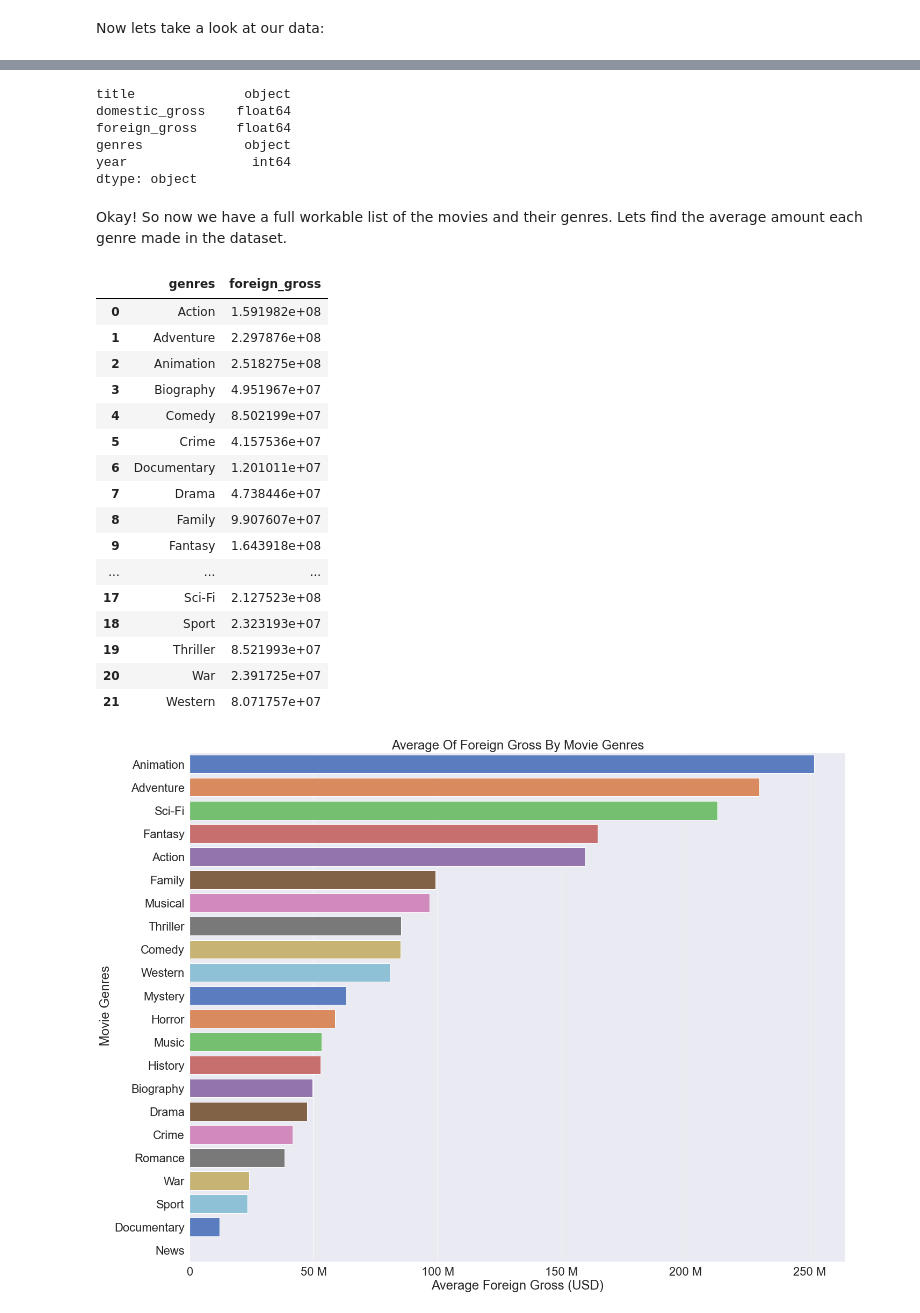
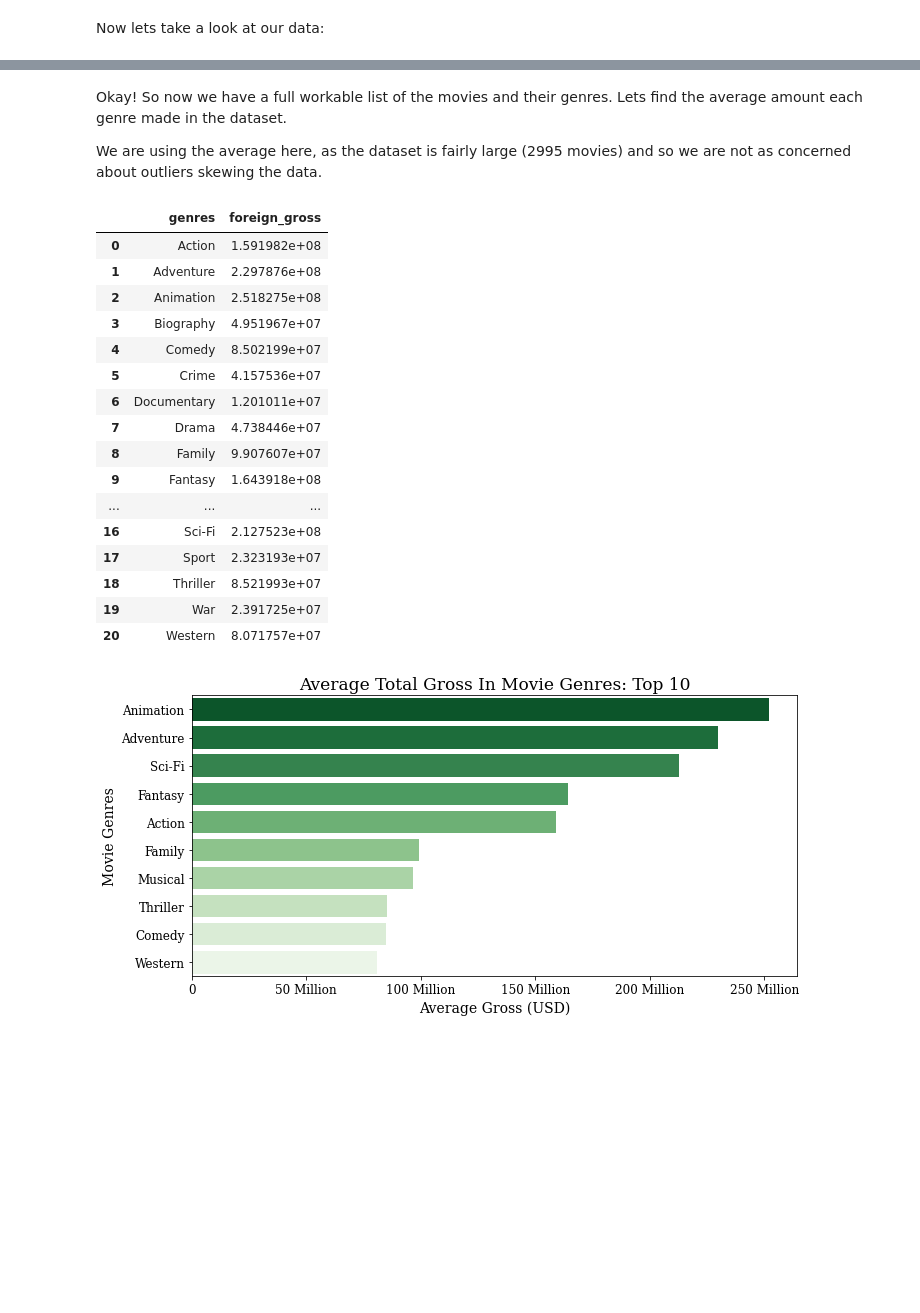
Before and after one commit to sanderlin2013/Movie-Analysis, a Jupyter notebook: Movie Data Analysis.ipynb, the cells around one changed output, grey strips where cells are left out. Drawn from its saved outputs; the diff is of its cells as text; code cells hidden in the pictures; blank space fills up the shorter version.

Commit message:
added visualizations and corrected to pep8

```diff
--- a/Movie Data Analysis.ipynb
+++ b/Movie Data Analysis.ipynb
@@ -339,4 +423,5 @@ So we have 1666 rows in our complete joined file, and 36 duplicated rows within
 # %%
-bom_movie_basics_joined.drop_duplicates(subset=['title', 'year'], keep=False, inplace=True)
+bom_movie_basics_joined.drop_duplicates(
+    subset=['title', 'year'], keep=False, inplace=True)
 bom_movie_basics_joined
 # %% [output]
@@ -358,6 +443,8 @@ Okay! Now that our data set has been cleaned a little bit, lets get back to our
 # %%
-bom_movie_basics_joined['genres'] = bom_movie_basics_joined['genres'].str.split(pat=',')
-bom_movie_basics_exploded = bom_movie_basics_joined.explode('genres', ignore_index=True)
+bom_movie_basics_joined['genres'] = bom_movie_basics_joined['genres'].str.split(
+    pat=',')
+bom_movie_basics_exploded = bom_movie_basics_joined.explode(
+    'genres', ignore_index=True)
 # %% [markdown]
 Now lets take a look at our data:
 # %%
@@ -388,7 +472,0 @@ Whoops! `foreign_gross` is an object, not an integer- lets change that.
-# %%
-# getting rid of commas before we make the transformation
-bom_movie_basics_exploded['foreign_gross'] = bom_movie_basics_exploded['foreign_gross'].str.replace(',','')
-# transforming the string object into an integer
-bom_movie_basics_exploded = bom_movie_basics_exploded.astype({'foreign_gross': np.float})
-# checking to see if it worked
-bom_movie_basics_exploded.dtypes
@@ -404,22 +473,11 @@ Yey! It worked! We may need to use the `bom_movie_basics_joined` later on as wel
-# %%
-# getting rid of commas before we make the transformation
-bom_movie_basics_joined['foreign_gross'] = bom_movie_basics_joined['foreign_gross'].str.replace(',','')
-# transforming the string object into an integer
-bom_movie_basics_joined = bom_movie_basics_joined.astype({'foreign_gross': np.float})
-# checking to see if it worked
-bom_movie_basics_joined.dtypes
-# %% [output]
-title              object
-domestic_gross    float64
-foreign_gross     float64
-genres             object
-year                int64
-dtype: object
 # %% [markdown]
 Okay! So now we have a full workable list of the movies and their genres.
 Lets find the average amount each genre made in the dataset.
+
+We are using the average here, as the dataset is fairly large (2995 movies) and so we are not as concerned about outliers skewing the data.
 # %%
-bom_movie_basics_exploded_avg= bom_movie_basics_exploded.groupby(['genres']).foreign_gross.mean().reset_index()
+bom_movie_basics_exploded_avg = bom_movie_basics_exploded.groupby(
+    ['genres']).foreign_gross.mean().reset_index()
 bom_movie_basics_exploded_avg
 # %% [output]
 |  | genres | foreign_gross |
@@ -434,31 +492,40 @@ bom_movie_basics_exploded_avg
 | 8 | Family | 9.907607e+07 |
 | 9 | Fantasy | 1.643918e+08 |
 | ... | ... | ... |
-| 17 | Sci-Fi | 2.127523e+08 |
-| 18 | Sport | 2.323193e+07 |
-| 19 | Thriller | 8.521993e+07 |
-| 20 | War | 2.391725e+07 |
-| 21 | Western | 8.071757e+07 |
+| 16 | Sci-Fi | 2.127523e+08 |
+| 17 | Sport | 2.323193e+07 |
+| 18 | Thriller | 8.521993e+07 |
+| 19 | War | 2.391725e+07 |
+| 20 | Western | 8.071757e+07 |
 # %%
+# setting universal font type for this and future graphs
+plt.rcParams.update({'font.family': 'serif'})
+
 # specify size of plot
-fig, ax = plt.subplots(figsize=(20, 15))
-# increase font size of all elements
-sns.set(font_scale=2)
-# create bar plot
-sns.barplot(data=bom_movie_basics_exploded_avg.sort_values(by='foreign_gross', ascending=False),
+fig, ax = plt.subplots(figsize=(10, 5))
+
+# create bar plot of top 10 grossing genres
+sns.barplot(data=bom_movie_basics_exploded_avg.sort_values(by='foreign_gross', ascending=False).head(10),
             x='foreign_gross',
             y='genres',
-            ci = None,
-            palette='muted').set(title='Average Of Foreign Gross By Movie Genres')
-# lable axes
-ax.set(xlabel='Average Foreign Gross (USD)', ylabel=' Movie Genres')
+            ci=None,
+            palette='Greens_r')
+
+# lable and define fontsize for main and axes titles
+plt.xlabel('Average Gross (USD)', fontsize=14)
+plt.ylabel('Movie Genres', fontsize=14)
+plt.title('Average Total Gross In Movie Genres: Top 10', fontsize=17)
+plt.tick_params(axis='both', which='major', labelsize=12)
+
+# set x-axes tick labels
+ax.set_xticklabels(['0', '50 Million', '100 Million',
+                   '150 Million', '200 Million', '250 Million'])
+
 # get rid of scientific notation
-#plt.ticklabel_format(style='plain', axis='x')
-ax.xaxis.set_major_formatter(ticker.EngFormatter())
 plt.tight_layout()
-plt.show();
+plt.show()
 # %% [output]
-[figure, old version]
+[figure, new version]
 # %% [markdown]
 #### Answer: Do certain genres result in higher grossing films?
 
```
Also changed, not shown: parts of 57 cells of this notebook.
